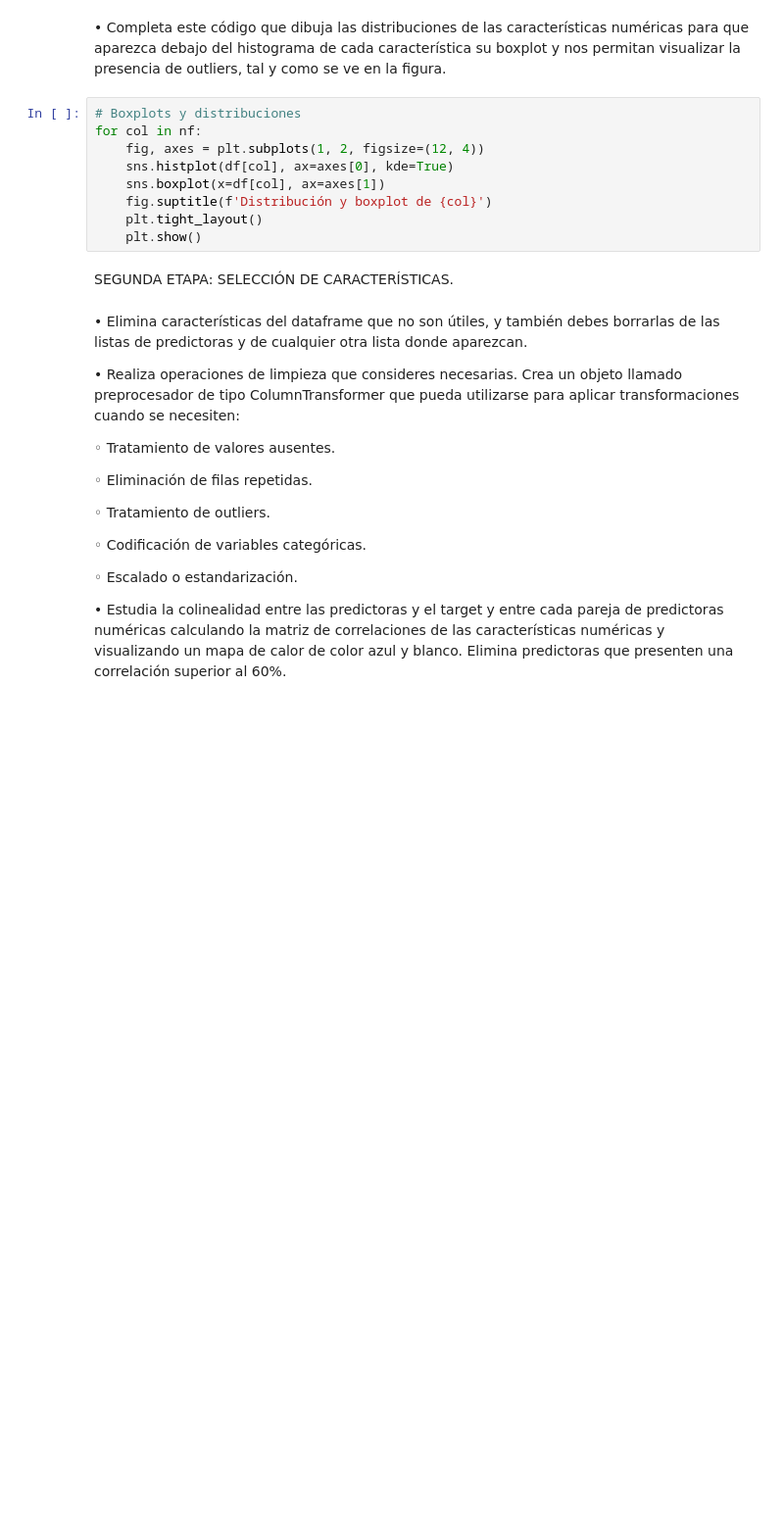
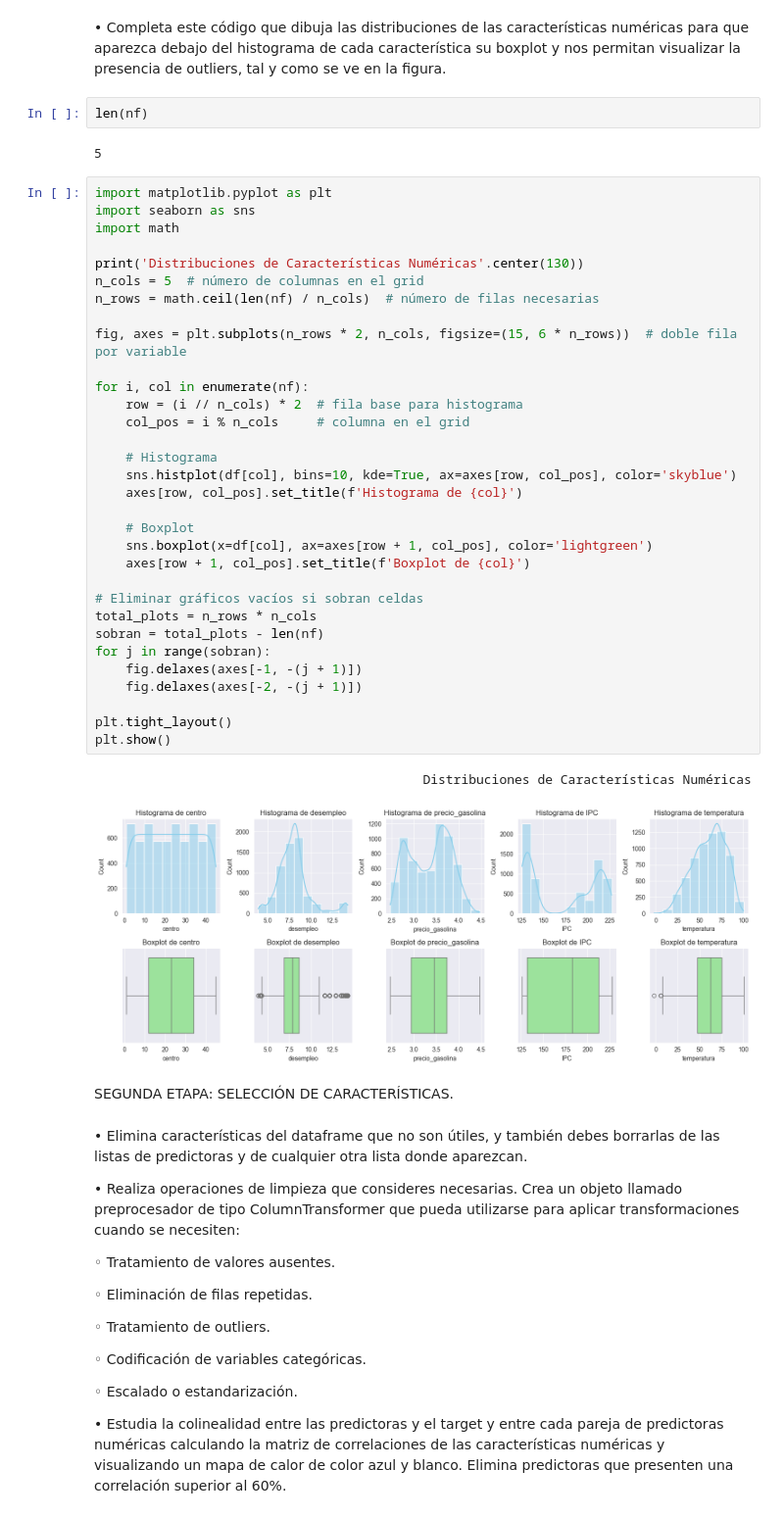
Before and after one commit to SamuehFDEZ/MachineLearning, a Jupyter notebook: saa/U3_AprendizajeSupervisado2/U03-P01-Regresiones/saa_u03_p01_a2-samartlop.ipynb, the cells around one changed output. Shown at 98% size. Drawn from its saved outputs; the diff is of its cells as text; blank space fills up the shorter version.

Commit message:
practica 2 terminada, 3 tambien pero revision necesaria

```diff
--- a/saa/U3_AprendizajeSupervisado2/U03-P01-Regresiones/saa_u03_p01_a2-samartlop.ipynb
+++ b/saa/U3_AprendizajeSupervisado2/U03-P01-Regresiones/saa_u03_p01_a2-samartlop.ipynb
@@ -127,15 +123,45 @@ plt.show()
  • Completa este código que dibuja las distribuciones de las características numéricas para que
 aparezca debajo del histograma de cada característica su boxplot y nos permitan visualizar la
 presencia de outliers, tal y como se ve en la figura.
+# %%
+len(nf)
+# %% [output]
+5
 # %%
-# Boxplots y distribuciones
-for col in nf:
-    fig, axes = plt.subplots(1, 2, figsize=(12, 4))
-    sns.histplot(df[col], ax=axes[0], kde=True)
-    sns.boxplot(x=df[col], ax=axes[1])
-    fig.suptitle(f'Distribución y boxplot de {col}')
-    plt.tight_layout()
-    plt.show()
+import matplotlib.pyplot as plt
+import seaborn as sns
+import math
+
+print('Distribuciones de Características Numéricas'.center(130))
+n_cols = 5  # número de columnas en el grid
+n_rows = math.ceil(len(nf) / n_cols)  # número de filas necesarias
+
+fig, axes = plt.subplots(n_rows * 2, n_cols, figsize=(15, 6 * n_rows))  # doble fila por variable
+
+for i, col in enumerate(nf):
+    row = (i // n_cols) * 2  # fila base para histograma
+    col_pos = i % n_cols     # columna en el grid
+
+    # Histograma
+    sns.histplot(df[col], bins=10, kde=True, ax=axes[row, col_pos], color='skyblue')
+    axes[row, col_pos].set_title(f'Histograma de {col}')
+
+    # Boxplot
+    sns.boxplot(x=df[col], ax=axes[row + 1, col_pos], color='lightgreen')
+    axes[row + 1, col_pos].set_title(f'Boxplot de {col}')
+
+# Eliminar gráficos vacíos si sobran celdas
+total_plots = n_rows * n_cols
+sobran = total_plots - len(nf)
+for j in range(sobran):
+    fig.delaxes(axes[-1, -(j + 1)])
+    fig.delaxes(axes[-2, -(j + 1)])
+
+plt.tight_layout()
+plt.show()
+# %% [output]
+                                           Distribuciones de Características Numéricas
+[figure, added]
 # %% [markdown]
 SEGUNDA ETAPA: SELECCIÓN DE CARACTERÍSTICAS.
 # %% [markdown]
```
Also changed, not shown: parts of 18 cells of this notebook, 1 other file.
